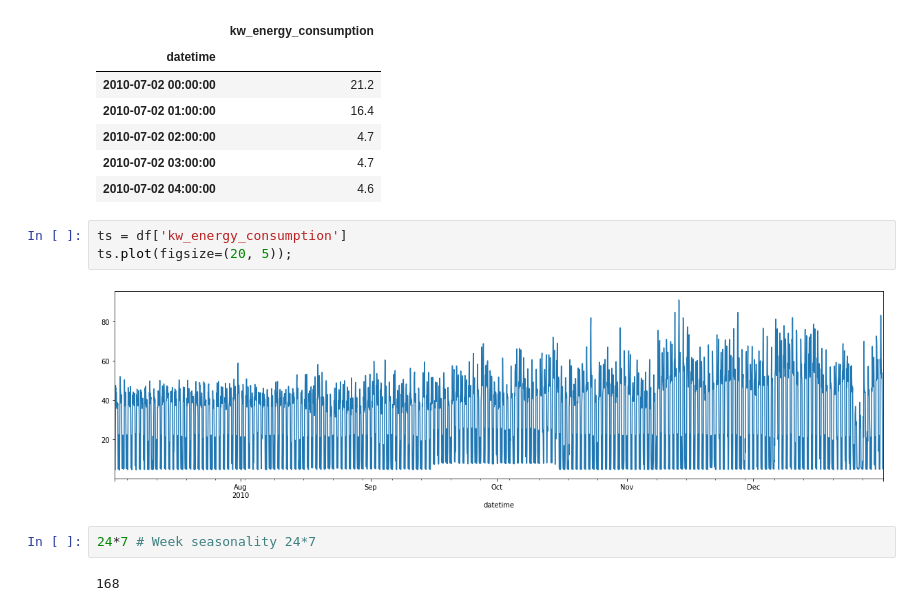
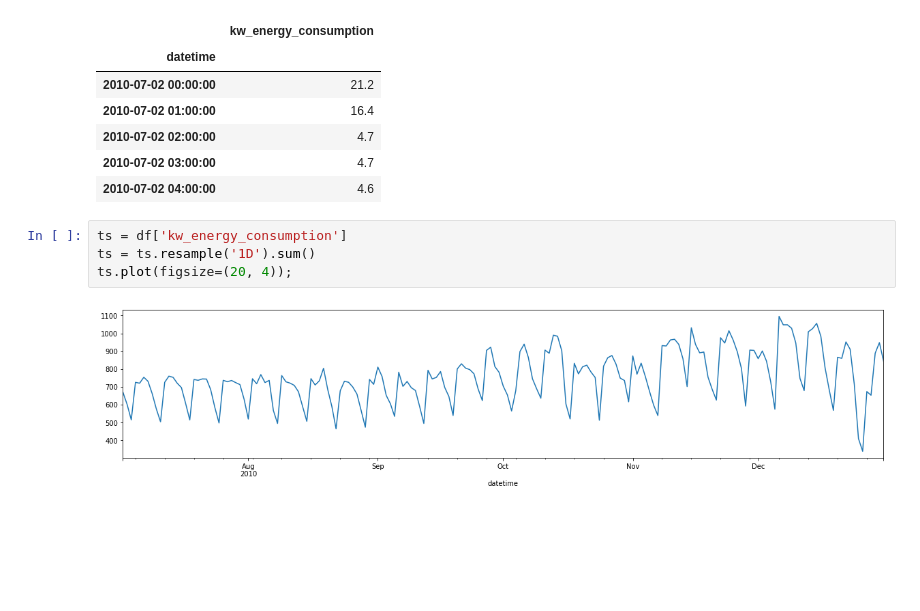
Before and after one commit to Fillipedem/pyanomaly, a Jupyter notebook: 01_timeseries.ipynb, the cells around one changed output. Cells and saved outputs as stored; diff of their text form; blank space fills up the shorter version.

```diff
--- a/01_timeseries.ipynb
+++ b/01_timeseries.ipynb
@@ -114,10 +74,7 @@ df.head()
 | 2010-07-02 04:00:00 | 4.6 |
 # %%
 ts = df['kw_energy_consumption']
-ts.plot(figsize=(20, 5));
+ts = ts.resample('1D').sum()
+ts.plot(figsize=(20, 4));
 # %% [output]
-[figure, old version]
+[figure, new version]
-# %%
-24*7 # Week seasonality 24*7
-# %% [output]
-168
```
Also changed, not shown: parts of 17 cells of this notebook, 17 other files.
